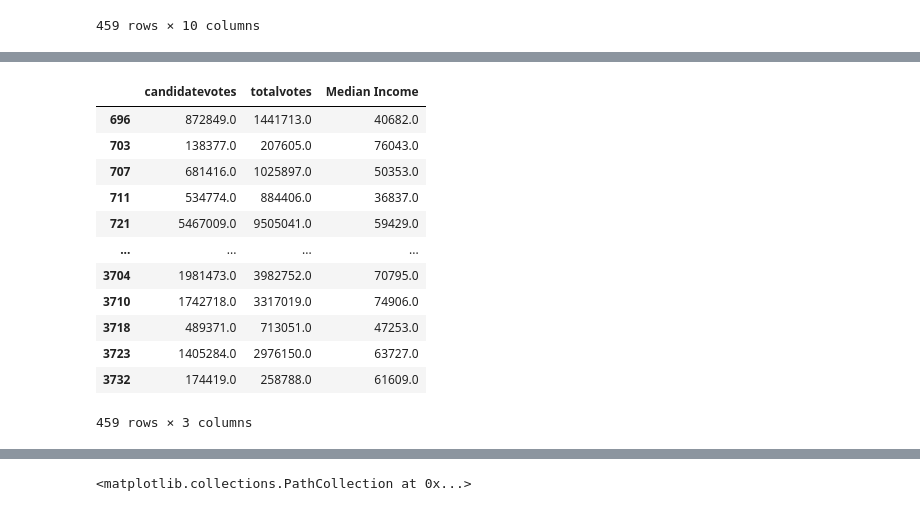
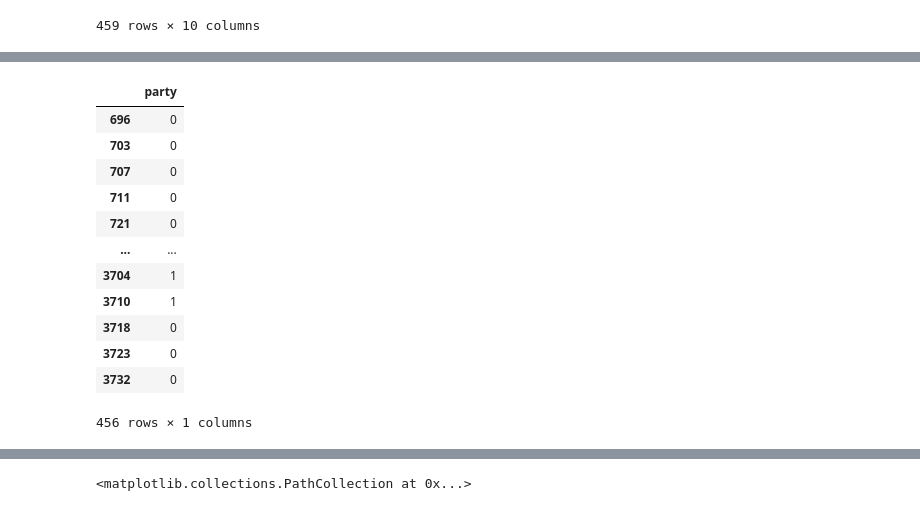
Before and after one commit to wmc-beedle/Red-White-Blue-and-....Green-Census-affect-on-State-Voting, a Jupyter notebook: predictor.ipynb, the cells around one changed output, grey strips where cells are left out. Cells and saved outputs as stored; diff of their text form; code cells hidden in the pictures.

```diff
--- a/predictor.ipynb
+++ b/predictor.ipynb
@@ -166,19 +170,19 @@ X_train, X_test, y_train, y_test = train_test_split(X, y, test_size=.3)
-# %%
-X
-# %% [output]
-|  | candidatevotes | totalvotes | Median Income |
-| 696 | 872849.0 | 1441713.0 | 40682.0 |
-| 703 | 138377.0 | 207605.0 | 76043.0 |
-| 707 | 681416.0 | 1025897.0 | 50353.0 |
-| 711 | 534774.0 | 884406.0 | 36837.0 |
-| 721 | 5467009.0 | 9505041.0 | 59429.0 |
-| ... | ... | ... | ... |
-| 3704 | 1981473.0 | 3982752.0 | 70795.0 |
-| 3710 | 1742718.0 | 3317019.0 | 74906.0 |
-| 3718 | 489371.0 | 713051.0 | 47253.0 |
-| 3723 | 1405284.0 | 2976150.0 | 63727.0 |
-| 3732 | 174419.0 | 258788.0 | 61609.0 |
-459 rows × 3 columns
+# %%
+y
+# %% [output]
+|  | party |
+| 696 | 0 |
+| 703 | 0 |
+| 707 | 0 |
+| 711 | 0 |
+| 721 | 0 |
+| ... | ... |
+| 3704 | 1 |
+| 3710 | 1 |
+| 3718 | 0 |
+| 3723 | 0 |
+| 3732 | 0 |
+456 rows × 1 columns
 # %%
 rf = RandomForestClassifier(n_estimators=2000,
                            max_features='auto',
```
Also changed, not shown: parts of 12 cells of this notebook, 46 other files.
